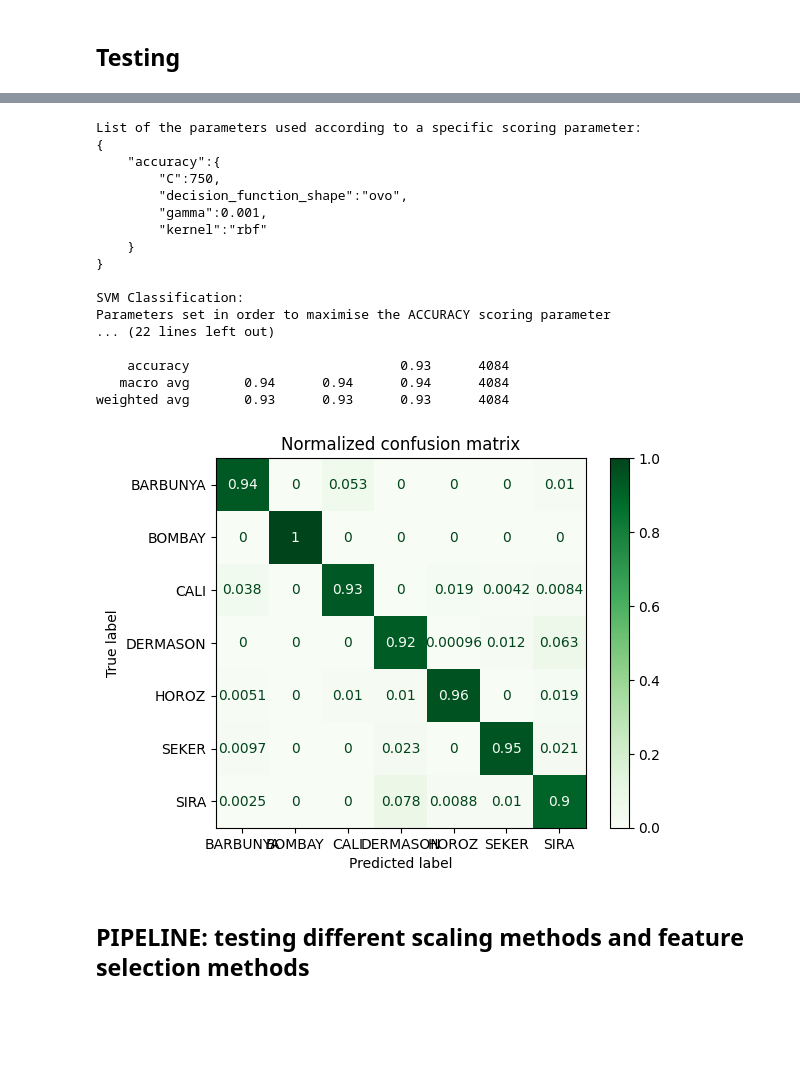
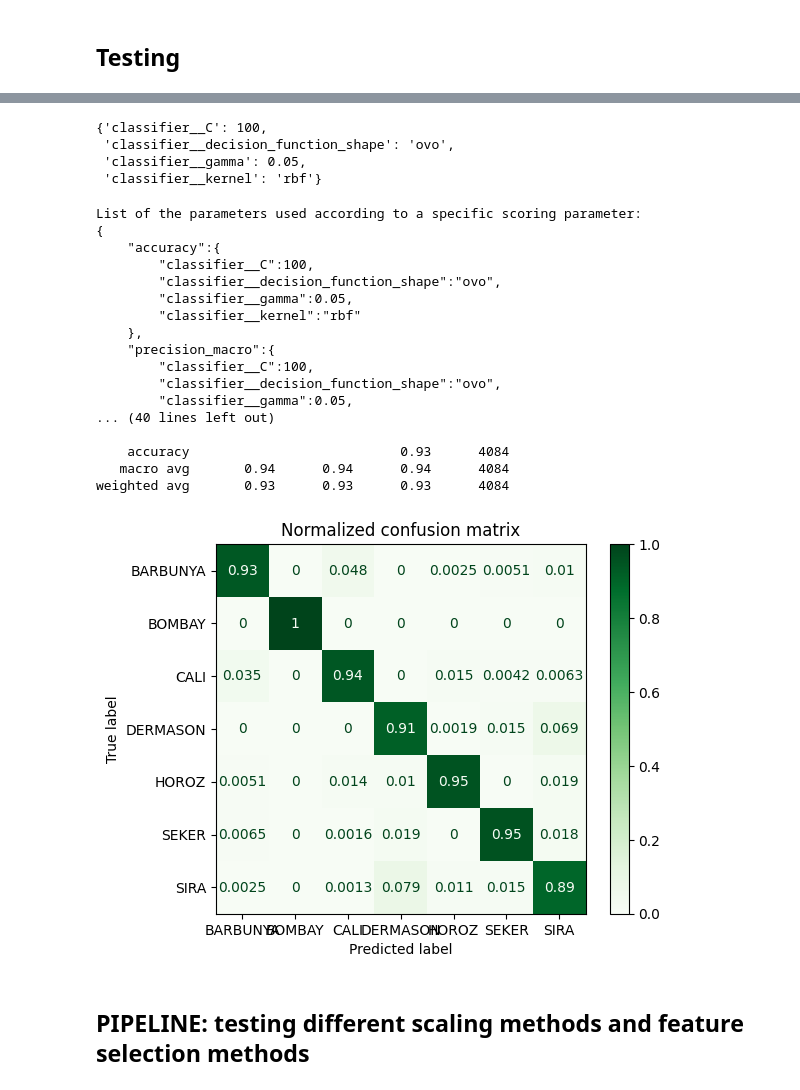
Before and after one commit to samuponz/drybeans, a Jupyter notebook: svm_classification.ipynb, the cells around one changed output, grey strips where cells are left out. Cells and saved outputs as stored; diff of their text form; code cells hidden in the pictures; blank space fills up the shorter version.

```diff
--- a/svm_classification.ipynb
+++ b/svm_classification.ipynb
@@ -331,10 +281,13 @@ X_test_scaled = sc.transform(X_test)
 # %%
 # Hyper-parameter optimization using k-fold cross validation: estimation of the classifier's parameters that maximise specific metrics/scores
 
+pipe = Pipeline([['scaler', StandardScaler()], ['over', SMOTE()], ['classifier', SVC()]])  # [None, SMOTE(), ADASYN(), SMOTETomek(), SMOTEENN()]
 cv = 5
-scores = ['accuracy']
+# scores = ['accuracy']
+scores = ['accuracy', 'precision_macro']
 # scores = ['accuracy', 'precision_macro', 'recall_macro', 'f1_macro']
-best_parameters = parameters_estimation(X_train_scaled, X_test_scaled, y_train, y_test, cv, scores);
+
+best_parameters = parameters_estimation(pipe, X_train, X_test, y_train, y_test, cv, scores);
 # %% [output]
 # Tuning hyper-parameters for accuracy
 
@@ -356,3 +326,0 @@ weighted avg       0.93      0.93      0.93      4084
-# %%
-# PIPELINE parameter estimation
-pipeline_training(X_train_scaled, X_test_scaled, y_train, y_test, score='accuracy', cv=5)
@@ -377,38 +327,36 @@ Fitting 5 folds for each of 2 candidates, totalling 10 fits
+# %%
+best_parameters['accuracy']
+# %% [output]
+{'classifier__C': 100,
+ 'classifier__decision_function_shape': 'ovo',
+ 'classifier__gamma': 0.05,
+ 'classifier__kernel': 'rbf'}
 # %%
 # Final classification (on test set)
 
 # selection of a particular configuration: this is done selecting the relative metric
 selected_score = "accuracy"
 
-# best_parameters = {
-#                        "accuracy":{
-#                         "C":750,
-#                         "decision_function_shape":"ovo",
-#                         "gamma":0.001,
-#                         "kernel":"rbf"
-#                          }
-#                   }
-
-svm_clf = svc_classification(X_train_scaled, X_test_scaled, y_train, y_test, best_parameters, selected_score)
+svm_clf = svc_classification(pipe, X_train, X_test, y_train, y_test, best_parameters, selected_score)
 # %% [output]
 List of the parameters used according to a specific scoring parameter:
 {
     "accuracy":{
-        "C":750,
-        "decision_function_shape":"ovo",
-        "gamma":0.001,
-        "kernel":"rbf"
-    }
-}
-
-SVM Classification:
-Parameters set in order to maximise the ACCURACY scoring parameter
-... (22 lines left out)
+        "classifier__C":100,
+        "classifier__decision_function_shape":"ovo",
+        "classifier__gamma":0.05,
+        "classifier__kernel":"rbf"
+    },
+    "precision_macro":{
+        "classifier__C":100,
+        "classifier__decision_function_shape":"ovo",
+        "classifier__gamma":0.05,
+... (40 lines left out)
 
     accuracy                           0.93      4084
    macro avg       0.94      0.94      0.94      4084
 weighted avg       0.93      0.93      0.93      4084
-[figure, old version]
+[figure, new version]
 # %% [markdown]
 ## PIPELINE: testing different scaling methods and feature selection methods
 # %%
```
Also changed, not shown: parts of 6 cells of this notebook, 2 other files.
